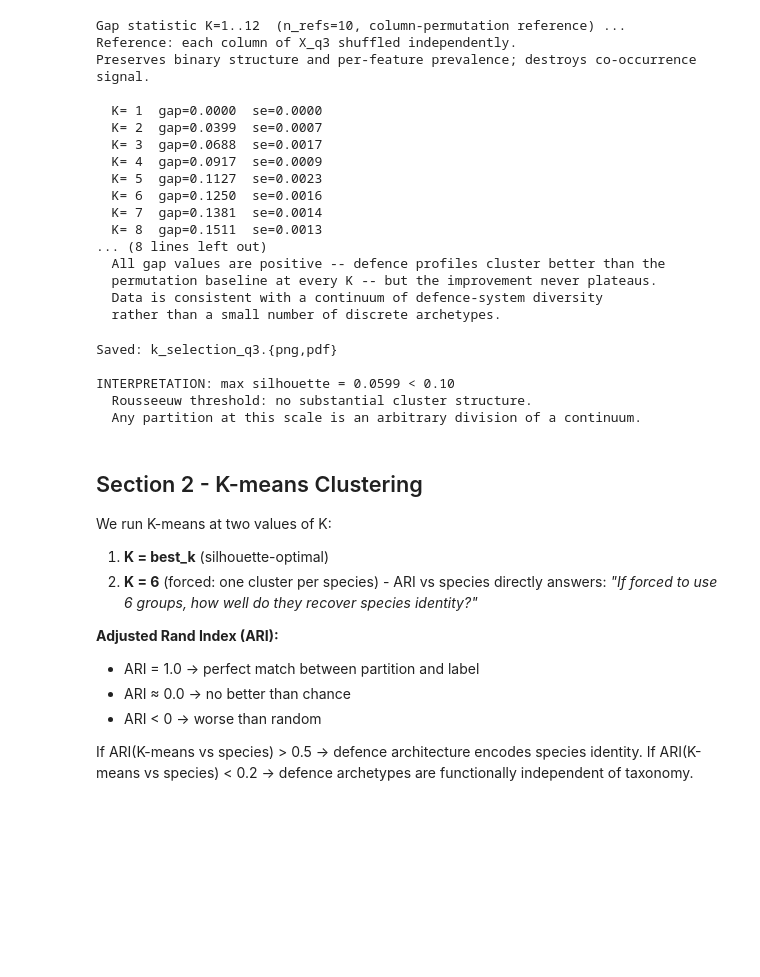
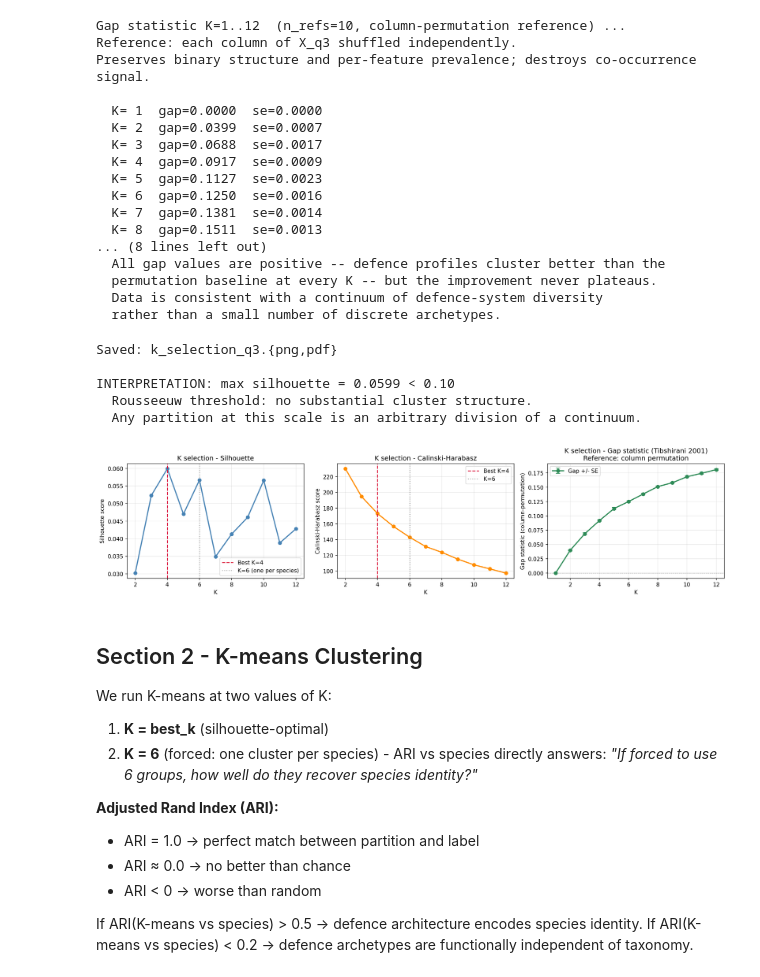
Before and after one commit to vikos77/eskape-defence-ml, a Jupyter notebook: notebooks/09_unsupervised_archetypes.ipynb, the cells around one changed output. Drawn from its saved outputs; the diff is of its cells as text; code cells hidden in the pictures; blank space fills up the shorter version.

```diff
--- a/notebooks/09_unsupervised_archetypes.ipynb
+++ b/notebooks/09_unsupervised_archetypes.ipynb
@@ -245,34 +245,37 @@ axes[2].errorbar(gap_ks, gap_vals, yerr=gap_errs, fmt='o-', color='seagreen',
                  linewidth=2, capsize=4, label='Gap ± SE')
 axes[2].axvline(gap_optimal_k, color='crimson', linestyle='--',
                 label=f'Optimal K={gap_optimal_k}')
 axes[2].set_xlabel('K'); axes[2].set_ylabel('Gap statistic')
 axes[2].set_title('K selection - Gap statistic (Tibshirani 2001)')
 axes[2].legend(); axes[2].grid(True, alpha=0.3)
 
 plt.tight_layout()
 plt.savefig(FIG_DIR / "k_selection_q3.png", dpi=150, bbox_inches='tight')
 plt.savefig(FIG_DIR / "k_selection_q3.pdf", bbox_inches='tight')
-plt.show()
+plt.close()
 print("Saved: k_selection_q3.{png,pdf}")
+from IPython.display import Image, display
+display(Image(filename=str(FIG_DIR / "k_selection_q3.png")))
 
 # Explicit silhouette magnitude interpretation
 max_sil = max(sil_scores)
 print()
 if max_sil < 0.10:
     print(f"INTERPRETATION: max silhouette = {max_sil:.4f} < 0.10")
     print("  Rousseeuw threshold: no substantial cluster structure.")
     print("  Any partition at this scale is an arbitrary division of a continuum.")
 elif max_sil < 0.25:
     print(f"INTERPRETATION: max silhouette = {max_sil:.4f} -- weak structure.")
     print("  Clusters exist but are not well-separated. Interpret with caution.")
 else:
     print(f"INTERPRETATION: max silhouette = {max_sil:.4f} -- moderate/strong structure.")
 # %% [output]
 Saved: k_selection_q3.{png,pdf}
 
 INTERPRETATION: max silhouette = 0.0599 < 0.10
   Rousseeuw threshold: no substantial cluster structure.
   Any partition at this scale is an arbitrary division of a continuum.
+[figure, added]
 # %% [markdown]
 ## Section 2 - K-means Clustering
 
```
Also changed, not shown: 2 other files.
